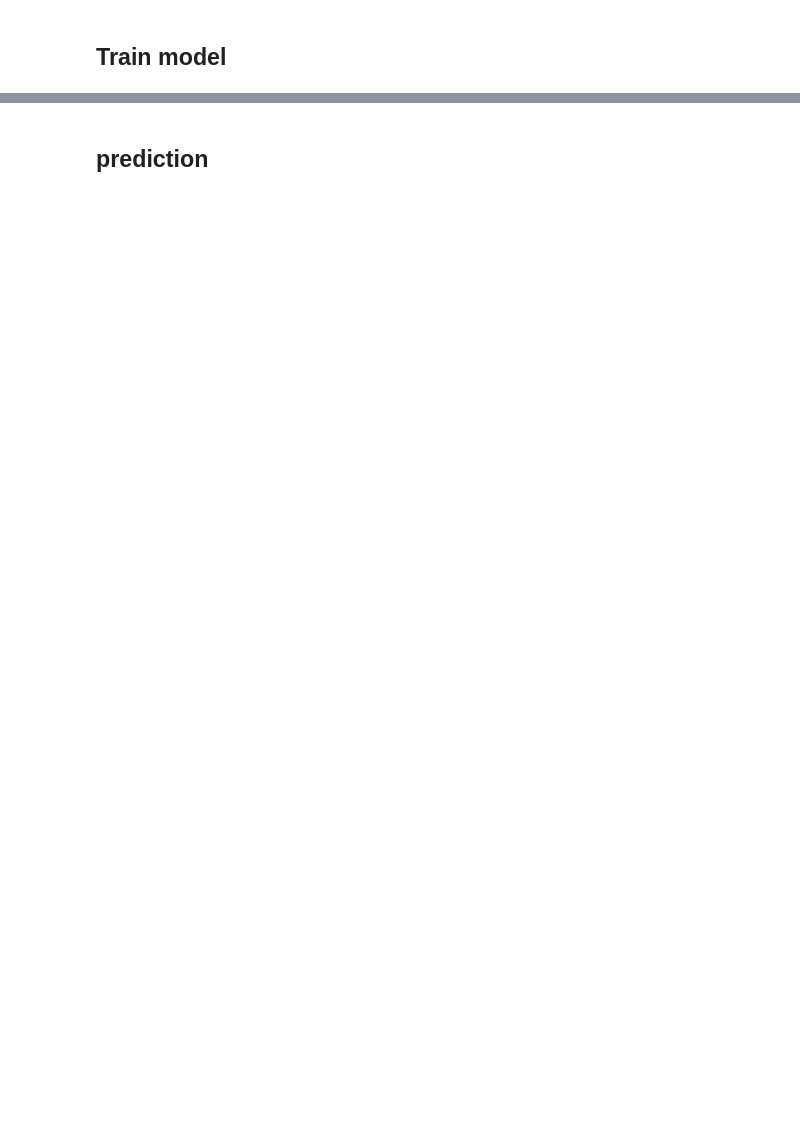
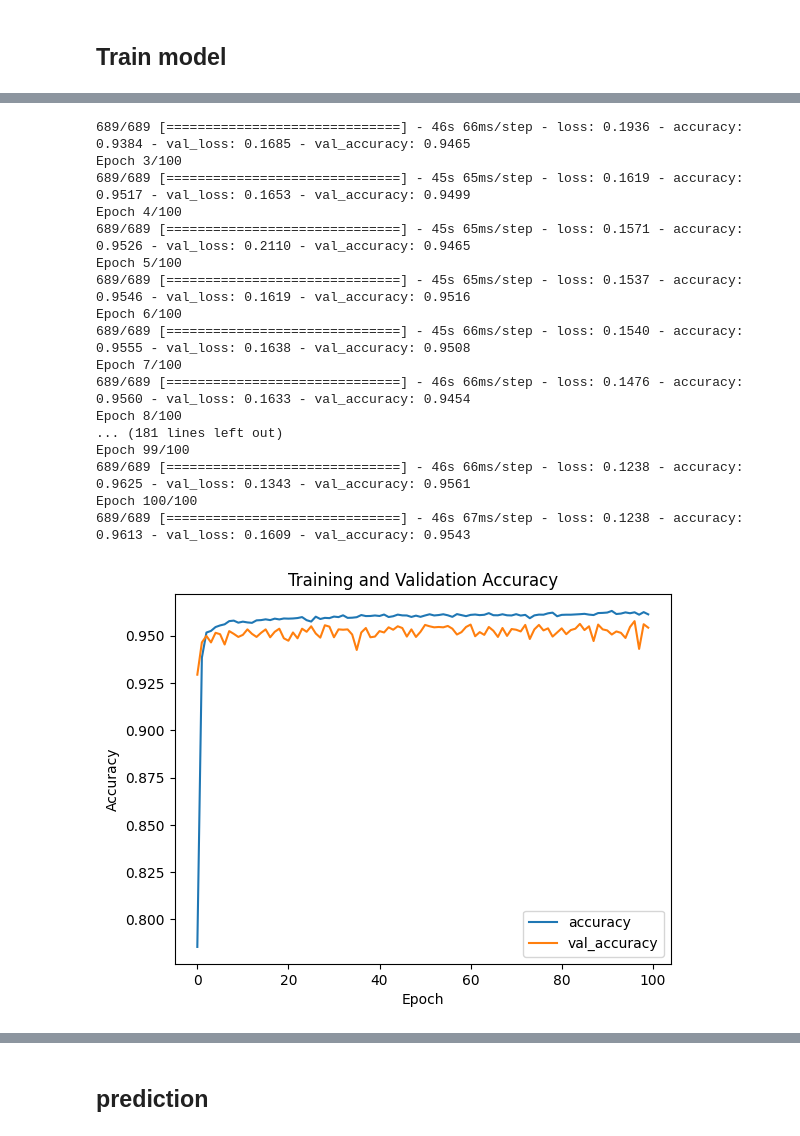
Before and after one commit to sayamphoo/CellClassificationMalaria, a Jupyter notebook: train_model.ipynb, the cells around one changed output, grey strips where cells are left out. Saved outputs shown, nothing was run; the diff lists cells and outputs as text; code cells hidden in the pictures; blank space fills up the shorter version.

```diff
--- a/train_model.ipynb
+++ b/train_model.ipynb
@@ -119,7 +121,7 @@ def main() :
     model.image_data_generator("./database")
     # model.show_images()
     model.summary()
-    history = model.train(30)
+    history = model.train(100)
     return history
 
 
@@ -147,3 +149,4 @@ if __name__ == "__main__":
     history = main()
     plot_accuracy(history)
     plot_loss(history)
+# %% [output]
@@ -149,0 +170,18 @@ if __name__ == "__main__":
+689/689 [==============================] - 46s 66ms/step - loss: 0.1936 - accuracy: 0.9384 - val_loss: 0.1685 - val_accuracy: 0.9465
+Epoch 3/100
+689/689 [==============================] - 45s 65ms/step - loss: 0.1619 - accuracy: 0.9517 - val_loss: 0.1653 - val_accuracy: 0.9499
+Epoch 4/100
+689/689 [==============================] - 45s 65ms/step - loss: 0.1571 - accuracy: 0.9526 - val_loss: 0.2110 - val_accuracy: 0.9465
+Epoch 5/100
+689/689 [==============================] - 45s 65ms/step - loss: 0.1537 - accuracy: 0.9546 - val_loss: 0.1619 - val_accuracy: 0.9516
+Epoch 6/100
+689/689 [==============================] - 45s 66ms/step - loss: 0.1540 - accuracy: 0.9555 - val_loss: 0.1638 - val_accuracy: 0.9508
+Epoch 7/100
+689/689 [==============================] - 46s 66ms/step - loss: 0.1476 - accuracy: 0.9560 - val_loss: 0.1633 - val_accuracy: 0.9454
+Epoch 8/100
+... (181 lines left out)
+Epoch 99/100
+689/689 [==============================] - 46s 66ms/step - loss: 0.1238 - accuracy: 0.9625 - val_loss: 0.1343 - val_accuracy: 0.9561
+Epoch 100/100
+689/689 [==============================] - 46s 67ms/step - loss: 0.1238 - accuracy: 0.9613 - val_loss: 0.1609 - val_accuracy: 0.9543
+[figure, added]
```
Also changed, not shown: parts of 3 cells of this notebook, 2 other files.
